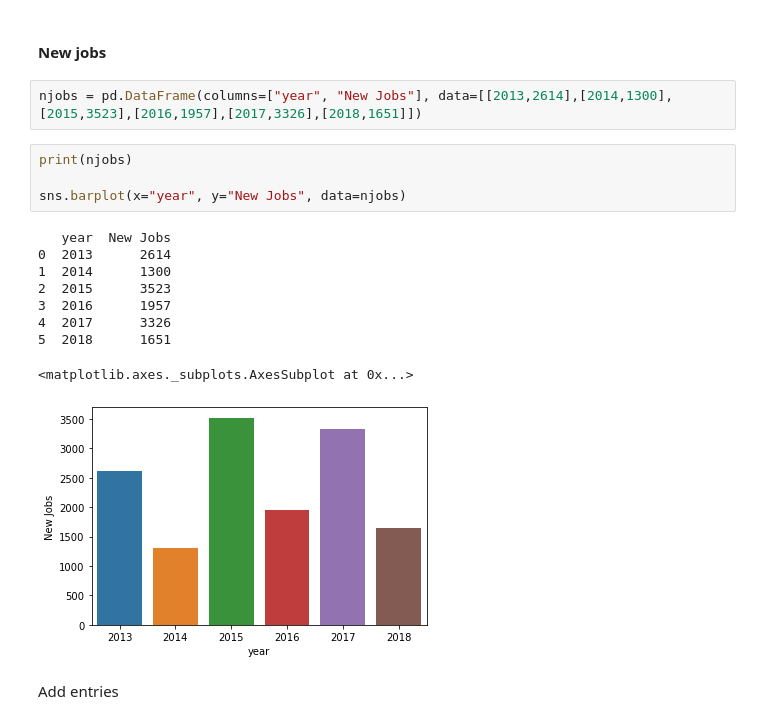
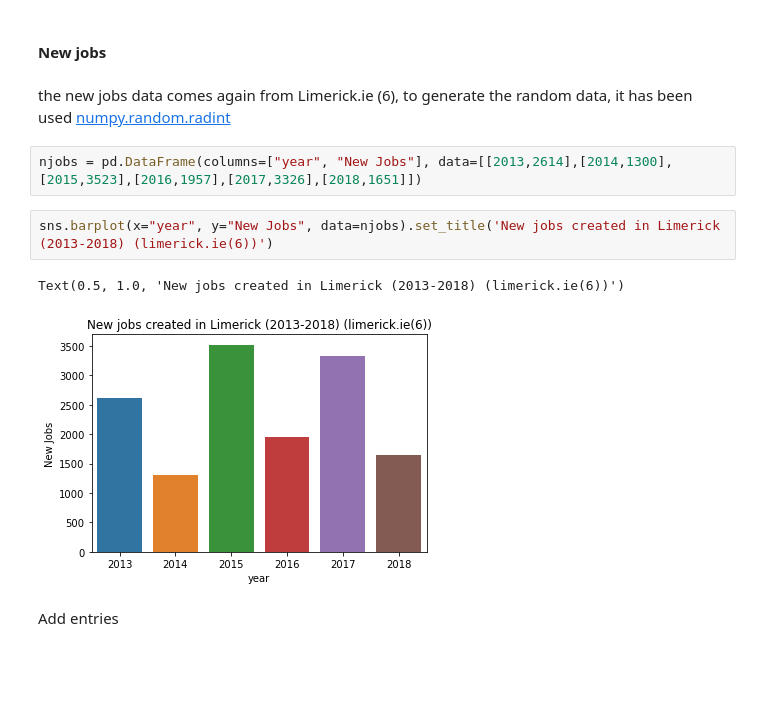
Before and after one commit to Manuferu/Project_PDA, a Jupyter notebook: house_price.ipynb, the cells around one changed output. Drawn from its saved outputs; the diff is of its cells as text; blank space fills up the shorter version.

```diff
--- a/house_price.ipynb
+++ b/house_price.ipynb
@@ -214,21 +213,14 @@ sns.barplot(x="year", y="Investment", data=new_inv).set_title('Investment in cou
 # %% [markdown]
 #### New jobs
+# %% [markdown]
+the new jobs data comes again from Limerick.ie (6), to generate the random data, it has been used [numpy.random.radint](https://het.as.utexas.edu/HET/Software/Numpy/reference/generated/numpy.random.randint.html)
 # %%
 njobs = pd.DataFrame(columns=["year", "New Jobs"], data=[[2013,2614],[2014,1300],[2015,3523],[2016,1957],[2017,3326],[2018,1651]])
 # %%
-print(njobs)
-
-sns.barplot(x="year", y="New Jobs", data=njobs)
+sns.barplot(x="year", y="New Jobs", data=njobs).set_title('New jobs created in Limerick (2013-2018) (limerick.ie(6))')
 # %% [output]
-   year  New Jobs
-0  2013      2614
-1  2014      1300
-2  2015      3523
-3  2016      1957
-4  2017      3326
-5  2018      1651
+Text(0.5, 1.0, 'New jobs created in Limerick (2013-2018) (limerick.ie(6))')
-<matplotlib.axes._subplots.AxesSubplot at 0x...>
-[figure, old version]
+[figure, new version]
 # %% [markdown]
 Add entries
 # %%
```
Also changed, not shown: parts of 39 cells of this notebook, 5 other files.
